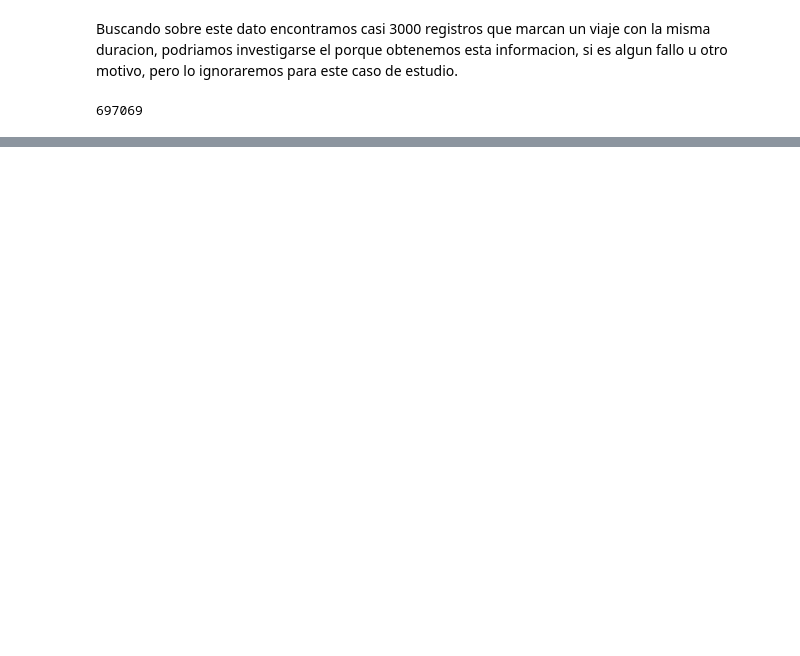
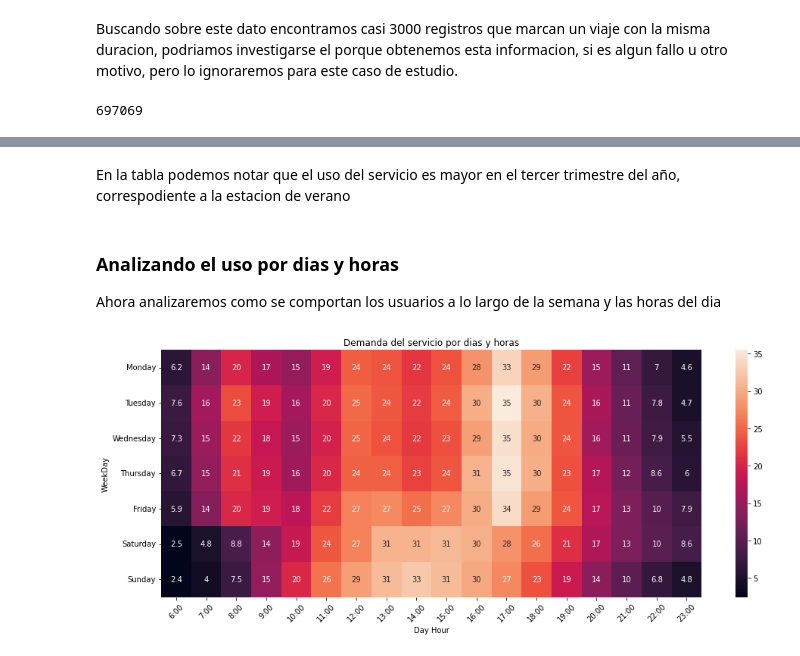
Before and after one commit to alexrods/Bicycles-LA-Analysis, a Jupyter notebook: ds_test.ipynb, the cells around one changed output, grey strips where cells are left out. Drawn from its saved outputs; the diff is of its cells as text; code cells hidden in the pictures; blank space fills up the shorter version.

```diff
--- a/ds_test.ipynb
+++ b/ds_test.ipynb
@@ -93,0 +181,26 @@ print(len(df))
+# %% [markdown]
+En la tabla podemos notar que el uso del servicio es mayor en el tercer trimestre del año, correspodiente a la estacion de verano
+# %% [markdown]
+### Analizando el uso por dias y horas
+
+Ahora analizaremos como se comportan los usuarios a lo largo de la semana y las horas del dia
+# %%
+# Contaremos el numero de viajes por dia
+date_hour = time_analysis.groupby(['date', 'day','hour'])[['trip_id']].count()
+# %%
+# Mediremos el numero medio de viajes por dia y hora
+trips_by_day_hour = pd.pivot_table(date_hour, values=['trip_id'], index='day', columns='hour', aggfunc={'trip_id': 'mean'})
+# %%
+hour_labels = ['{}:00'.format(hour) for hour in range(6, 24)] # Lista de horas desde las 6 a las 24
+
+fig, ax = plt.subplots(figsize=(16, 6))
+sns.heatmap(trips_by_day_hour.iloc[:,6:], annot=True) # Comenzaremos graficando a partir de las 6 hrs
+
+ax.set_title('Demanda del servicio por dias y horas')
+ax.set_xlabel('Day Hour')
+ax.set_xticklabels(hour_labels, rotation=45)
+ax.set_ylabel('WeekDay')
+ax.set_yticklabels(['Monday', 'Tuesday', 'Wednesday','Thursday','Friday','Saturday','Sunday'], rotation=0)
+plt.show()
+# %% [output]
+[figure, added]
```
Also changed, not shown: parts of 78 cells of this notebook.
